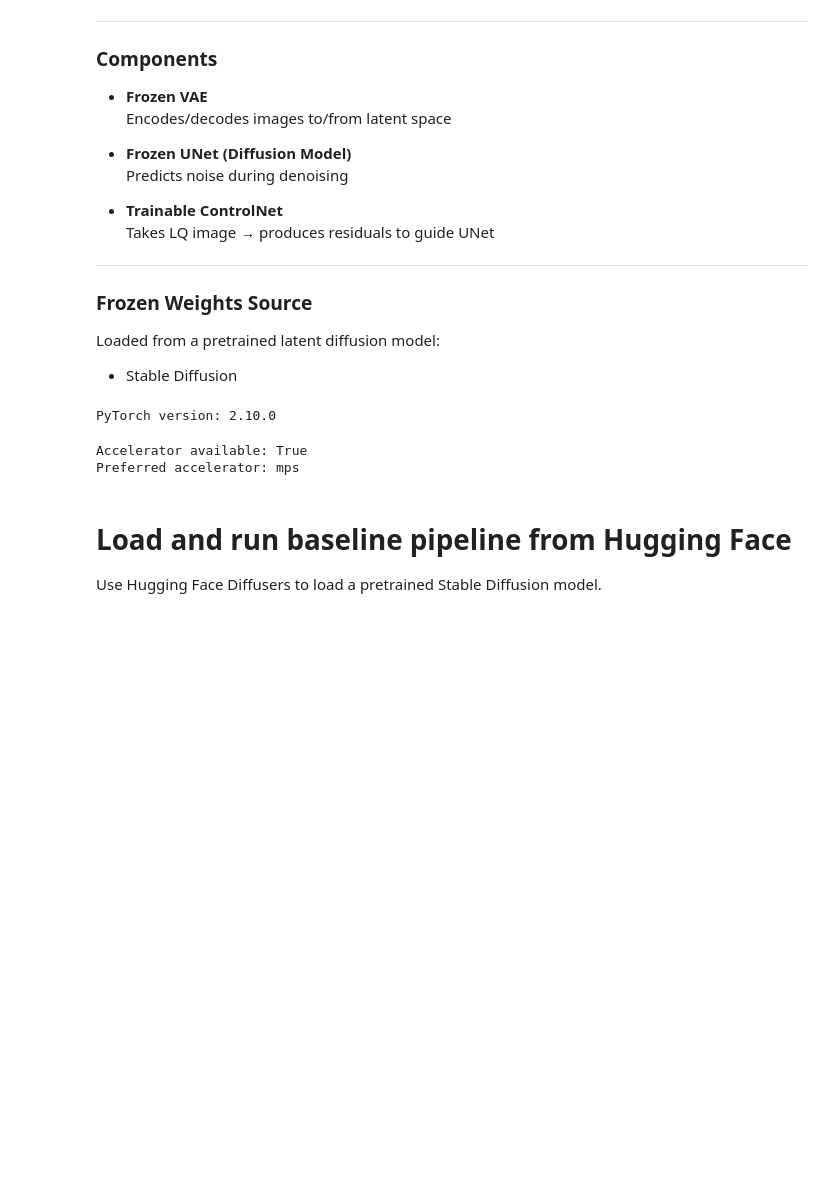
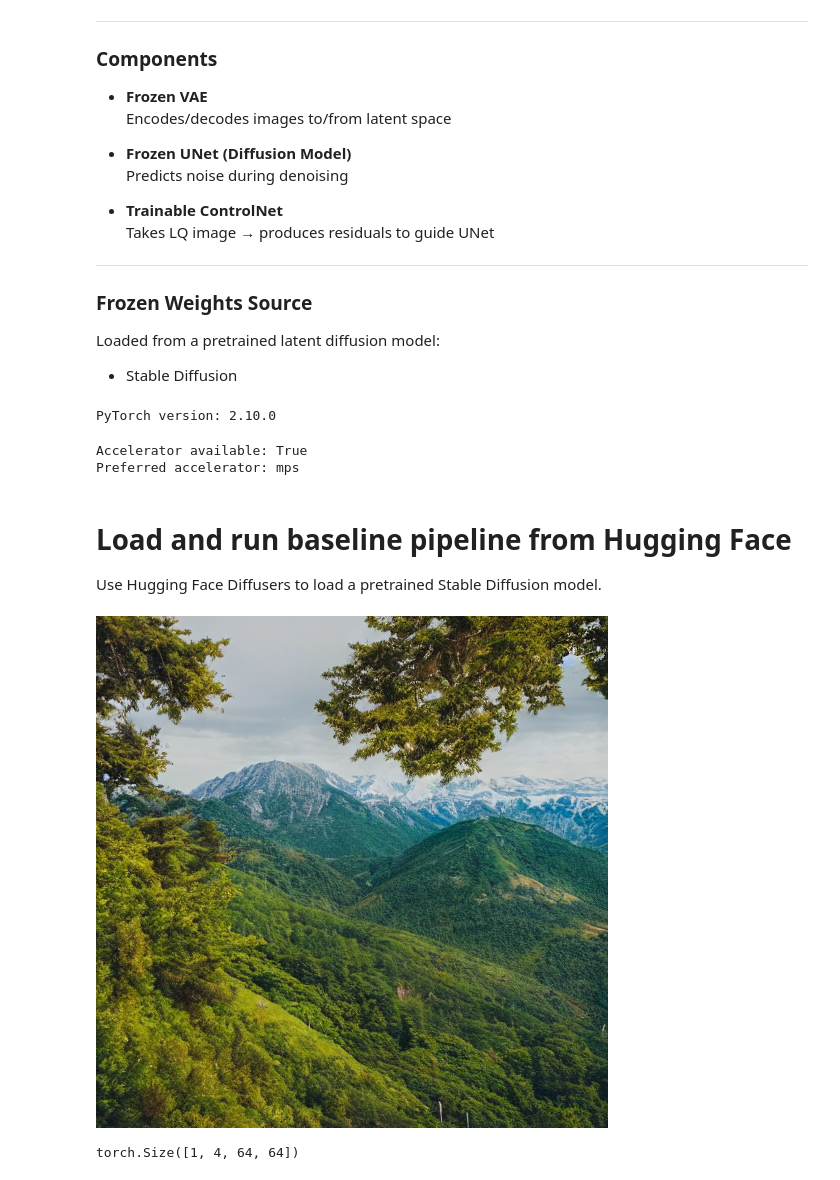
Before and after one commit to RyanKoes/Image-Enhancement-Tool, a Jupyter notebook: notebooks/ldm_training.ipynb, the cells around one changed output. Saved outputs shown, nothing was run; the diff lists cells and outputs as text; code cells hidden in the pictures; blank space fills up the shorter version.

Commit message:
Updates to diffusion data pipeline

```diff
--- a/notebooks/ldm_training.ipynb
+++ b/notebooks/ldm_training.ipynb
@@ -65,17 +59,19 @@ PyTorch version: 2.10.0
 # %%
 cpu_device = torch.device("cpu")
 
-# True if *some* accelerator is available (CUDA, MPS, etc.)
-has_accel = torch.accelerator.is_available()
-print(f"Accelerator available: {has_accel}")
+cuda_available = torch.cuda.is_available()
+mps_available = hasattr(torch.backends, "mps") and torch.backends.mps.is_available()
 
-# A torch.device representing the preferred accelerator (if any). If none available, set it to "cpu"
-if has_accel:
-    accel_device = torch.accelerator.current_accelerator()
-    print(f"Preferred accelerator: {accel_device}")
+if cuda_available:
+    accel_device = torch.device("cuda")
+elif mps_available:
+    accel_device = torch.device("mps")
 else:
     accel_device = cpu_device
-    print("No accelerator available, defaulting to CPU.")
+
+has_accel = accel_device.type != "cpu"
+print(f"Accelerator available: {has_accel}")
+print(f"Preferred accelerator: {accel_device}")
 # %% [output]
 Accelerator available: True
 Preferred accelerator: mps
@@ -95,11 +91,31 @@ Use Hugging Face Diffusers to load a pretrained Stable Diffusion model.
 # %%
 from diffusers import StableDiffusionPipeline
 import torch
 
+# Create the pipeline
 pipe = StableDiffusionPipeline.from_pretrained(
     "runwayml/stable-diffusion-v1-5",
     torch_dtype=torch.float16
-).to("cuda")
+).to(accel_device)
 
+# --- Extract and save the components we need ---
+vae = pipe.vae
+unet = pipe.unet
+scheduler = pipe.scheduler
+
+# Generate a sample image to verify it works
 image = pipe("a high quality photo of a landscape").images[0]
+
+# --- Clean up the pipeline to save memory ---
+del pipe
+
+device_type = getattr(accel_device, "type", str(accel_device))
+if device_type == "cuda":
+    torch.cuda.empty_cache()
+elif device_type == "mps" and hasattr(torch, "mps"):
+    torch.mps.empty_cache()
+
+# Display the sample image
 image
+# %% [output]
+[figure, added]
@@ -105,0 +129,19 @@ image
+# %%
+# Use a random latent and pass it through the UNet as a quick sanity check.
+# Note: match dtype/device to the model; run under inference mode to reduce memory use.
+
+unet.eval()
+
+device = accel_device
+dtype = next(unet.parameters()).dtype
+
+latents = torch.randn((1, 4, 64, 64), device=device, dtype=dtype)
+t = torch.tensor(50, device=device, dtype=torch.long)
+text_embeddings_placeholder = torch.randn((1, 77, 768), device=device, dtype=dtype)
+
+with torch.inference_mode():
+    noise_pred = unet(latents, t, encoder_hidden_states=text_embeddings_placeholder).sample
+
+noise_pred.shape
+# %% [output]
+torch.Size([1, 4, 64, 64])
```
Also changed, not shown: parts of 3 cells of this notebook, 4 other files.
